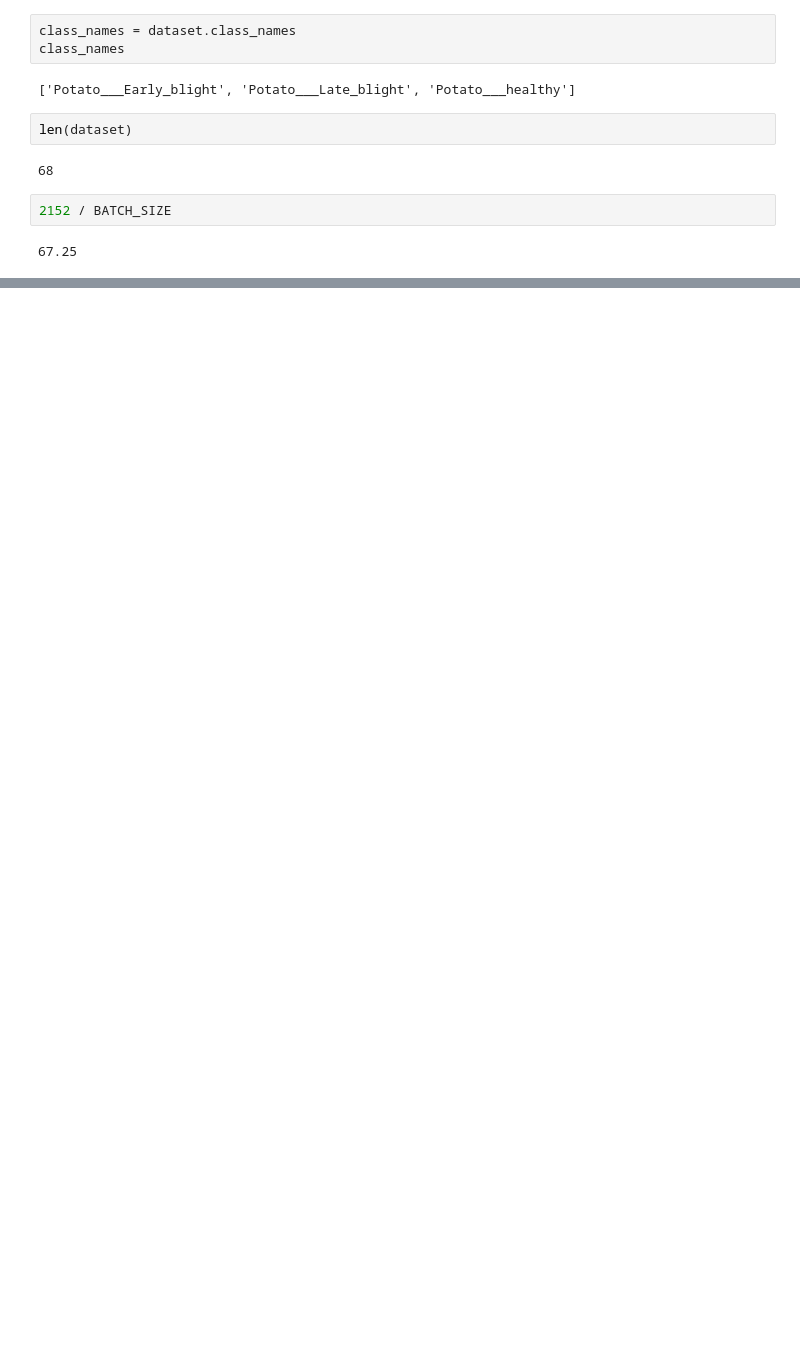
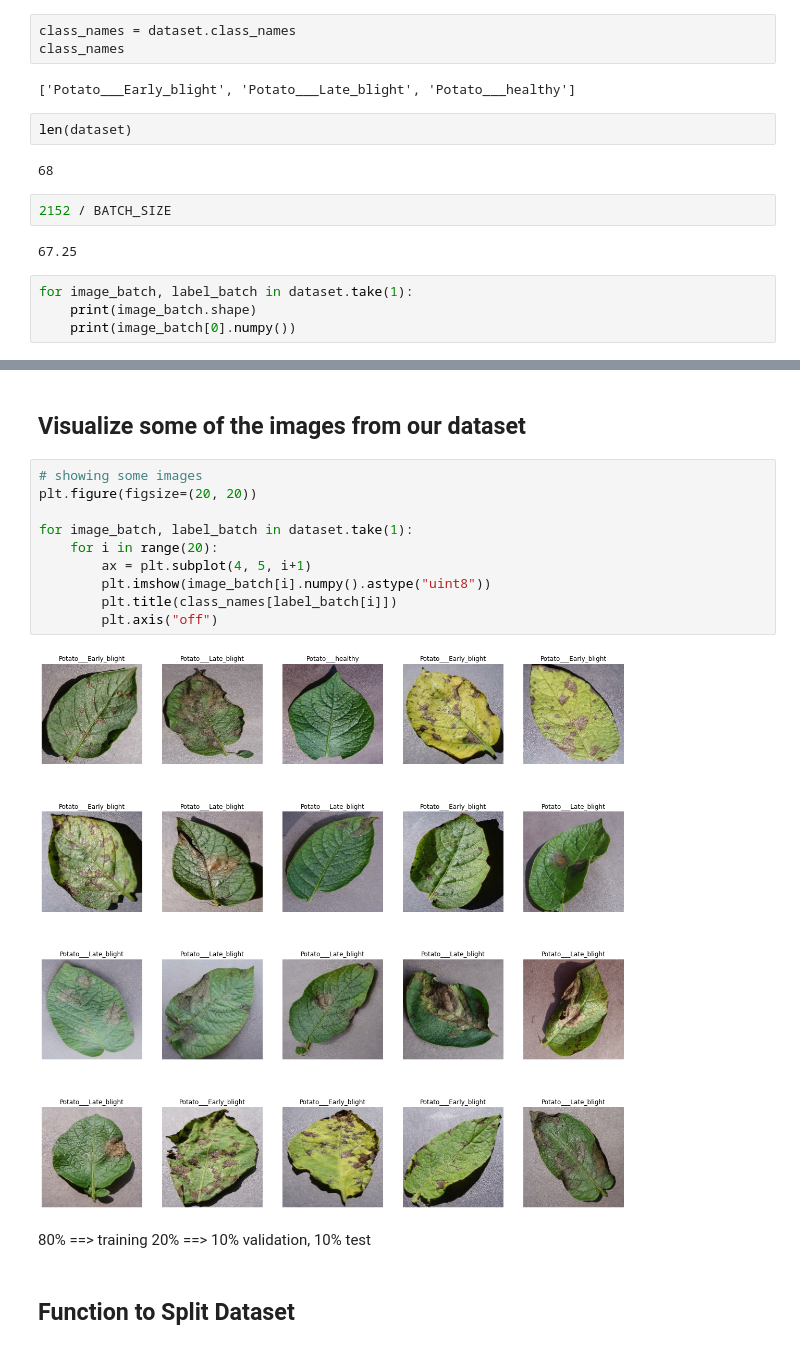
Before and after one commit to ThierrryScotto/Potato-Disease, a Jupyter notebook: training/training.ipynb, the cells around one changed output, grey strips where cells are left out. Drawn from its saved outputs; the diff is of its cells as text; blank space fills up the shorter version.

Commit message:
Added cache and function to split the dataset

```diff
--- a/training/training.ipynb
+++ b/training/training.ipynb
@@ -27,3 +37,7 @@ len(dataset)
 2152 / BATCH_SIZE
 # %% [output]
 67.25
+# %%
+for image_batch, label_batch in dataset.take(1):
+    print(image_batch.shape)
+    print(image_batch[0].numpy())
@@ -29,0 +62,19 @@ len(dataset)
+# %% [markdown]
+## Visualize some of the images from our dataset
+# %%
+# showing some images
+plt.figure(figsize=(20, 20))
+
+for image_batch, label_batch in dataset.take(1):
+    for i in range(20):
+        ax = plt.subplot(4, 5, i+1)
+        plt.imshow(image_batch[i].numpy().astype("uint8"))
+        plt.title(class_names[label_batch[i]])
+        plt.axis("off")
+# %% [output]
+[figure, added]
+# %% [markdown]
+80% ==> training
+20% ==> 10% validation, 10% test
+# %% [markdown]
+## Function to Split Dataset
```
Also changed, not shown: parts of 18 cells of this notebook.
